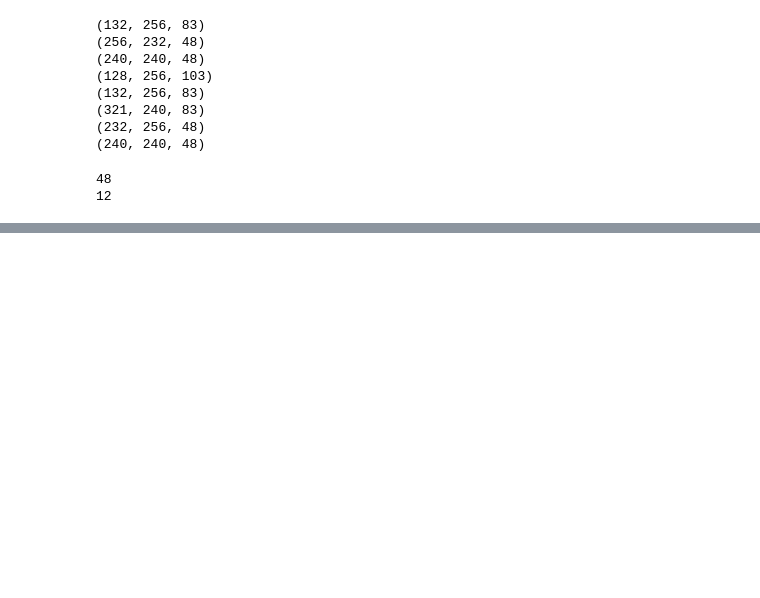
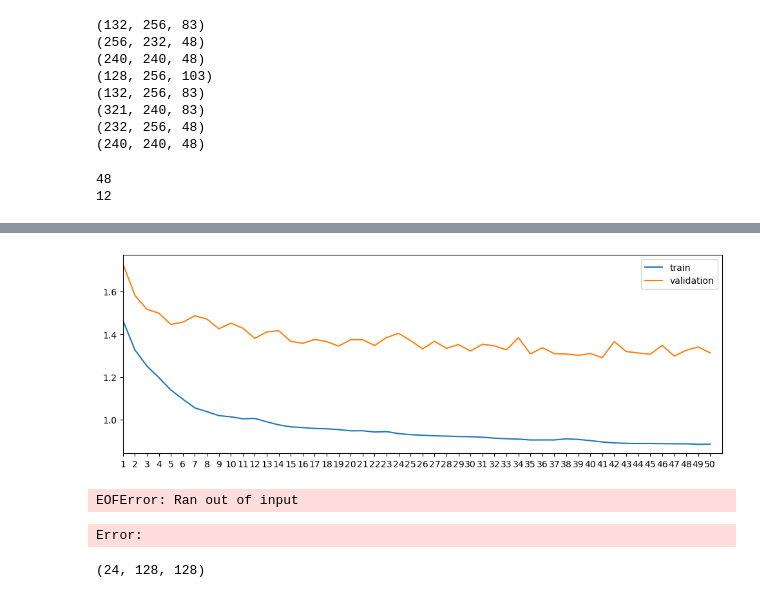
Before and after one commit to AinaT9/White-Matter-Hyperintensity-Segmentation, a Jupyter notebook: 3D/Entrenamiento3DUNET.ipynb, the cells around one changed output, grey strips where cells are left out. Drawn from its saved outputs; the diff is of its cells as text; code cells hidden in the pictures; blank space fills up the shorter version.

```diff
--- a/3D/Entrenamiento3DUNET.ipynb
+++ b/3D/Entrenamiento3DUNET.ipynb
@@ -194,8 +204,19 @@ traintestpipeline(10,optimizer,criterion,1000,"PRUEBAMICAI.PT")
+# %%
+model = UNet3D(in_channels=1, num_classes=1)
+model = model.to(device)
+criterion = nn.CrossEntropyLoss()
+criterion.smooth = 1e-5
+optimizer = Adam(model.parameters(), lr=0.000005)
+traintestpipeline(50,optimizer,criterion,1000,"PRUEBAMICAI3.pt")
+# %% [output]
+[figure, added]
 # %%
 model = UNet3D(in_channels=1, num_classes=1)
 mmodel =  model.to(device)
-mmodel.load_state_dict(torch.load("PRUEBAMICAI.pt"))
+mmodel.load_state_dict(torch.load("PRUEBAMICAI2.pt"))
 mmodel.eval()
+# %% [output]
+EOFError: Ran out of input
 # %%
 import matplotlib.pyplot as plt
 import numpy as np
@@ -216,24 +237,29 @@ def showsegmentation(test_dl, mmodel):
 
         output = mmodel(data)
 
-        #binary_mask_resized = output.squeeze().cpu().numpy()
-        binary_mask_resized = true_labels.squeeze().cpu().numpy()
+        binary_mask_resized = output.squeeze().cpu().numpy()
+        #binary_mask_resized = true_labels.squeeze().cpu().numpy()
         print(binary_mask_resized.shape)
-        verts,faces,_,_ = marching_cubes(binary_mask_resized, step_size=1)
-        fig = plt.figure(figsize=(10,10))
-        ax = fig.add_subplot(111,projection='3d')
-        mesh = Poly3DCollection(verts[faces], alpha=0.9)
-        face_color = [0.45,0.75, 0.45]
-        mesh.set_facecolor(face_color)
-        ax.add_collection3d(mesh)
-        ax.set_xlim(0, binary_mask_resized.shape[0])
-        ax.set_ylim(0, binary_mask_resized.shape[1])
-        ax.set_zlim(0, binary_mask_resized.shape[2])
+        # verts,faces,_,_ = marching_cubes(binary_mask_resized, step_size=1)
+        # fig = plt.figure(figsize=(10,10))
+        # ax = fig.add_subplot(111,projection='3d')
+        # mesh = Poly3DCollection(verts[faces], alpha=0.9)
+        # face_color = [0.45,0.75, 0.45]
+        # mesh.set_facecolor(face_color)
+        # ax.add_collection3d(mesh)
+        # ax.set_xlim(0, binary_mask_resized.shape[0])
+        # ax.set_ylim(0, binary_mask_resized.shape[1])
+        # ax.set_zlim(0, binary_mask_resized.shape[2])
         #show 3 gifs
-    plt.tight_layout()
-    plt.show()
+    # plt.tight_layout()
+    # plt.show()
+        return output
+# %% [output]
+Error:
 # %%
-showsegmentation(val_dl,mmodel)
+output =showsegmentation(val_dl,mmodel)
+# %% [output]
+(24, 128, 128)
 # %%
 import matplotlib.pyplot as plt
 import numpy as np
```
Also changed, not shown: parts of 17 cells of this notebook, 3 other files.
